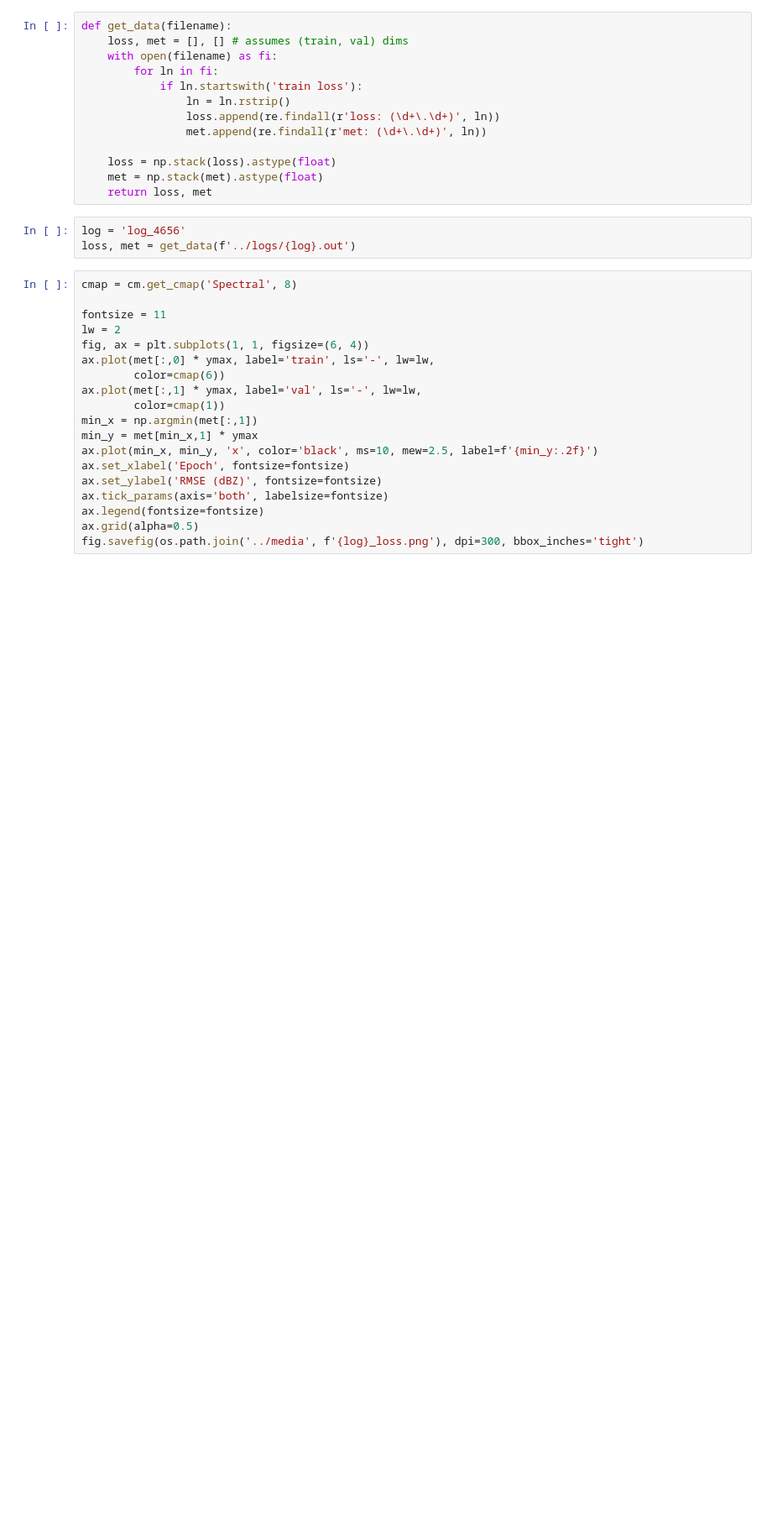
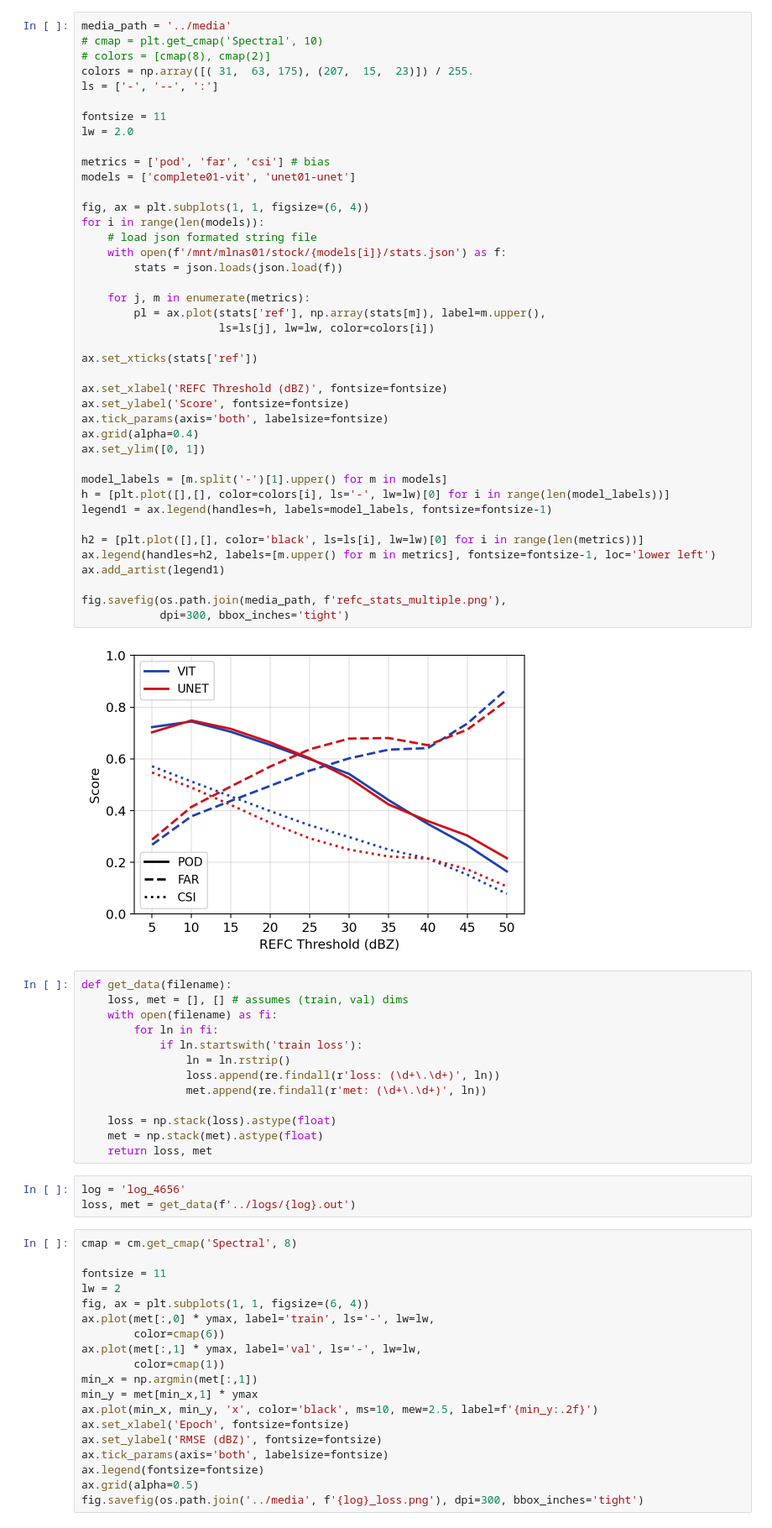
Before and after one commit to stockeh/srvit, a Jupyter notebook: notebooks/viz.ipynb, the cells around one changed output. Shown at 84% size. Cells and saved outputs as stored; diff of their text form; blank space fills up the shorter version.

```diff
--- a/notebooks/viz.ipynb
+++ b/notebooks/viz.ipynb
@@ -22,3 +55,46 @@ ymax = 60
+# %%
+media_path = '../media'
+# cmap = plt.get_cmap('Spectral', 10)
+# colors = [cmap(8), cmap(2)]
+colors = np.array([( 31,  63, 175), (207,  15,  23)]) / 255.
+ls = ['-', '--', ':']
+
+fontsize = 11
+lw = 2.0
+
+metrics = ['pod', 'far', 'csi'] # bias
+models = ['complete01-vit', 'unet01-unet']
+
+fig, ax = plt.subplots(1, 1, figsize=(6, 4))
+for i in range(len(models)):
+    # load json formated string file
+    with open(f'/mnt/mlnas01/stock/{models[i]}/stats.json') as f:
+        stats = json.loads(json.load(f))
+
+    for j, m in enumerate(metrics):
+        pl = ax.plot(stats['ref'], np.array(stats[m]), label=m.upper(),
+                     ls=ls[j], lw=lw, color=colors[i])
+
+ax.set_xticks(stats['ref'])
+
+ax.set_xlabel('REFC Threshold (dBZ)', fontsize=fontsize)
+ax.set_ylabel('Score', fontsize=fontsize)
+ax.tick_params(axis='both', labelsize=fontsize)
+ax.grid(alpha=0.4)
+ax.set_ylim([0, 1])
+
+model_labels = [m.split('-')[1].upper() for m in models]
+h = [plt.plot([],[], color=colors[i], ls='-', lw=lw)[0] for i in range(len(model_labels))]
+legend1 = ax.legend(handles=h, labels=model_labels, fontsize=fontsize-1)
+
+h2 = [plt.plot([],[], color='black', ls=ls[i], lw=lw)[0] for i in range(len(metrics))]
+ax.legend(handles=h2, labels=[m.upper() for m in metrics], fontsize=fontsize-1, loc='lower left')
+ax.add_artist(legend1)
+
+fig.savefig(os.path.join(media_path, f'refc_stats_multiple.png'),
+            dpi=300, bbox_inches='tight')
+# %% [output]
+[figure, added]
 # %%
 def get_data(filename):
     loss, met = [], [] # assumes (train, val) dims
```
Also changed, not shown: parts of 12 cells of this notebook, 48 other files.
